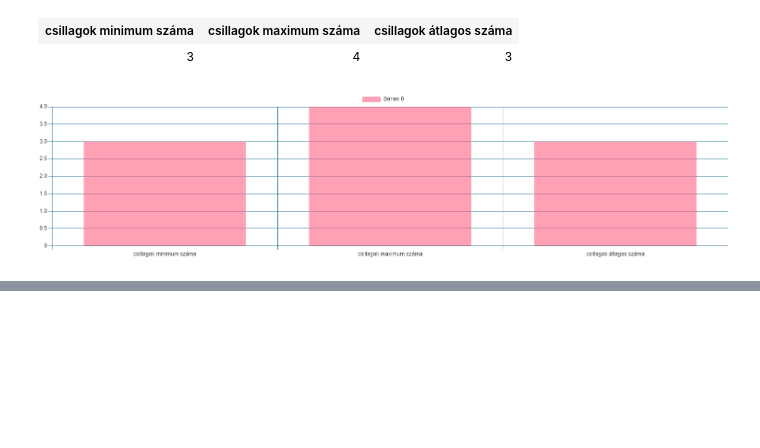
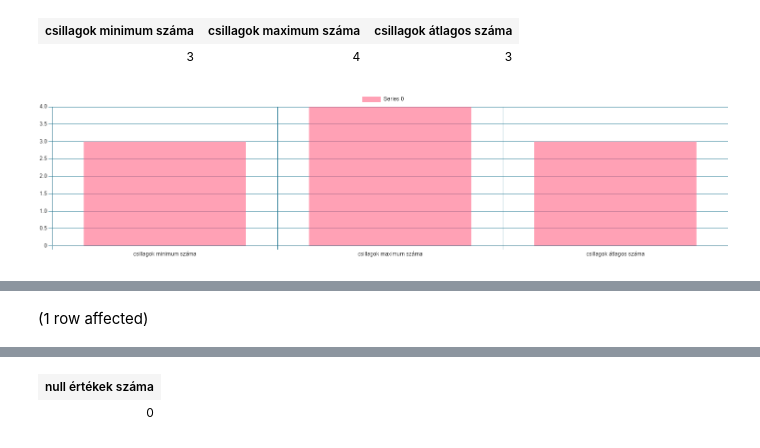
Before and after one commit to Cola39/GXH81K_adatbazis_hf1, a Jupyter notebook: szallashely_adatprofilozas.ipynb, the cells around one changed output, grey strips where cells are left out. Saved outputs shown, nothing was run; the diff lists cells and outputs as text; code cells hidden in the pictures; blank space fills up the shorter version.

```diff
--- a/szallashely_adatprofilozas.ipynb
+++ b/szallashely_adatprofilozas.ipynb
@@ -23,0 +32,6 @@ Total execution time: 00:00:00.010
+# %%
+SELECT COUNT(TIPUS) AS 'null értékek száma'
+FROM Szallashely
+WHERE TIPUS IS NULL
+# %% [output]
+(1 row affected)
@@ -23,0 +39,2 @@ Total execution time: 00:00:00.010
+| null értékek száma |
+| 0 |
```
Also changed, not shown: parts of 5 cells of this notebook.
